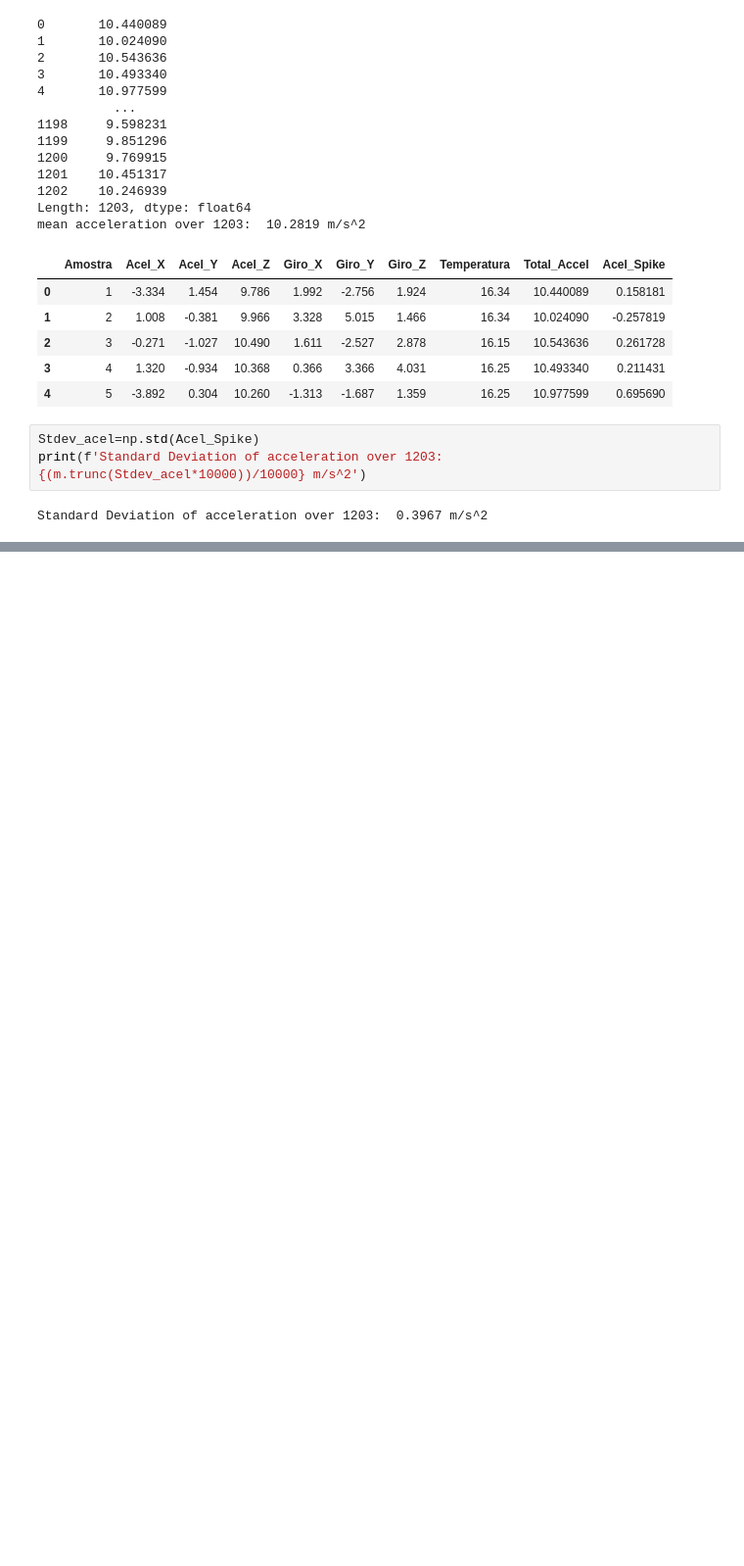
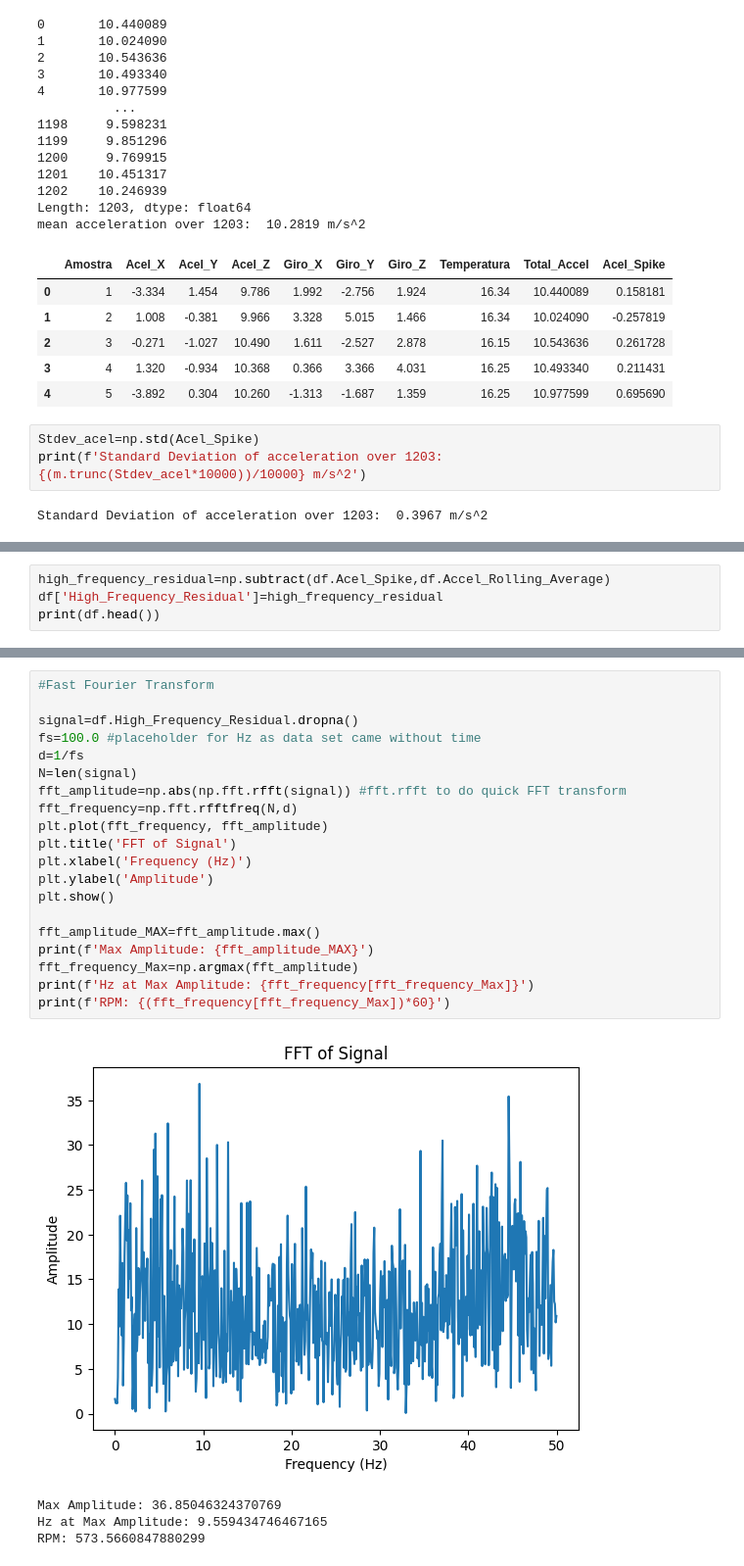
Before and after one commit to hoodgavin216-a11y/ThrustStand, a Jupyter notebook: analysis/MPU_Finite_Analysis_Practice.ipynb, the cells around one changed output, grey strips where cells are left out. Shown at 98% size. Cells and saved outputs as stored; diff of their text form; blank space fills up the shorter version.

```diff
--- a/analysis/MPU_Finite_Analysis_Practice.ipynb
+++ b/analysis/MPU_Finite_Analysis_Practice.ipynb
@@ -90,0 +130,4 @@ Peak-to-Peak Accleration (sum xyz): 2.022 m/s^2
+# %%
+high_frequency_residual=np.subtract(df.Acel_Spike,df.Accel_Rolling_Average)
+df['High_Frequency_Residual']=high_frequency_residual
+print(df.head())
@@ -90,0 +148,25 @@ Peak-to-Peak Accleration (sum xyz): 2.022 m/s^2
+# %%
+#Fast Fourier Transform
+
+signal=df.High_Frequency_Residual.dropna()
+fs=100.0 #placeholder for Hz as data set came without time
+d=1/fs
+N=len(signal)
+fft_amplitude=np.abs(np.fft.rfft(signal)) #fft.rfft to do quick FFT transform
+fft_frequency=np.fft.rfftfreq(N,d)
+plt.plot(fft_frequency, fft_amplitude)
+plt.title('FFT of Signal')
+plt.xlabel('Frequency (Hz)')
+plt.ylabel('Amplitude')
+plt.show()
+
+fft_amplitude_MAX=fft_amplitude.max()
+print(f'Max Amplitude: {fft_amplitude_MAX}')
+fft_frequency_Max=np.argmax(fft_amplitude)
+print(f'Hz at Max Amplitude: {fft_frequency[fft_frequency_Max]}')
+print(f'RPM: {(fft_frequency[fft_frequency_Max])*60}')
+# %% [output]
+[figure, added]
+Max Amplitude: 36.85046324370769
+Hz at Max Amplitude: 9.559434746467165
+RPM: 573.5660847880299
```
Also changed, not shown: parts of 5 cells of this notebook.
